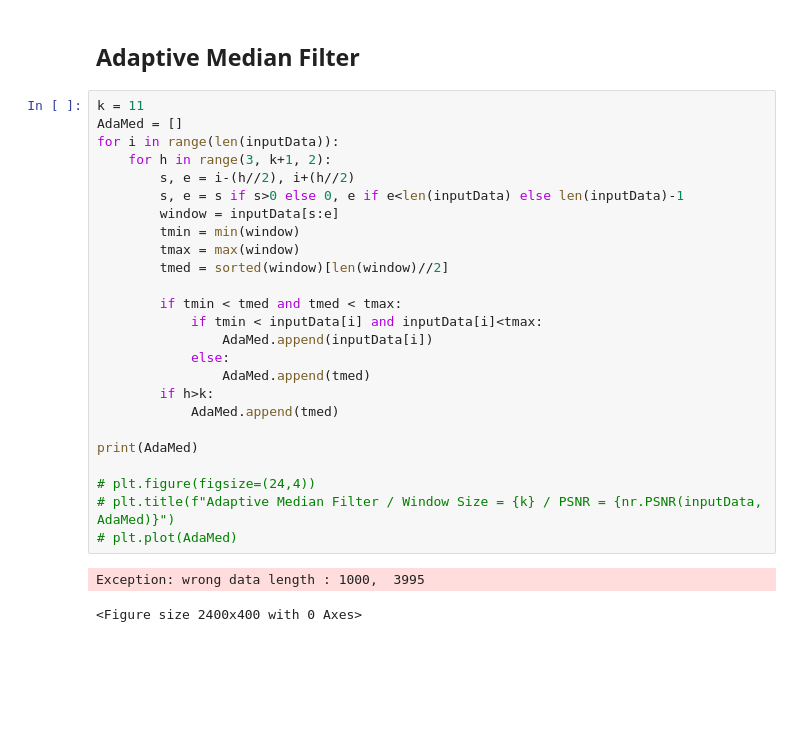
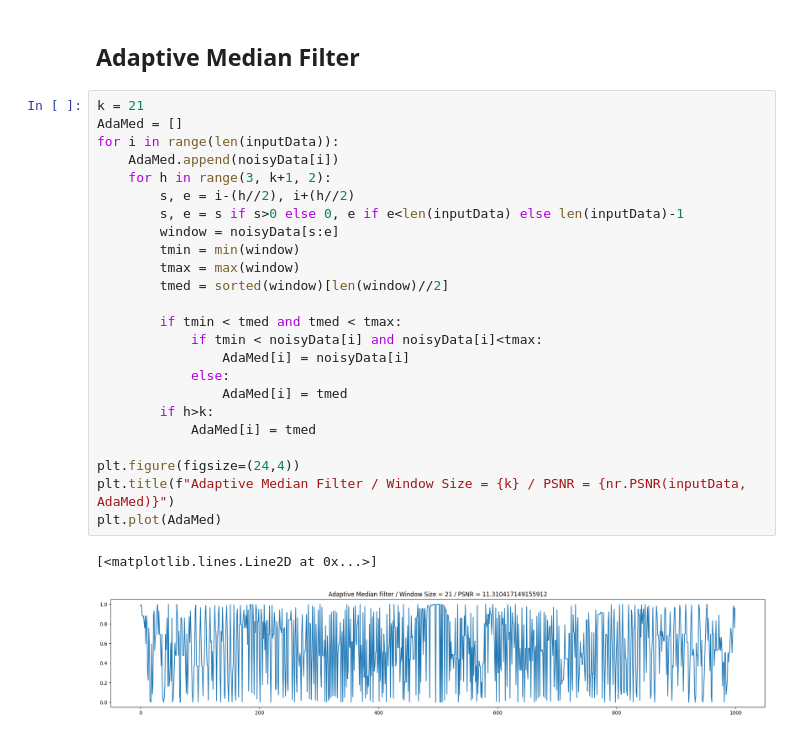
Before and after one commit to Epinephrine00/AdamedFilter, a Jupyter notebook: Filters.ipynb, the cells around one changed output. Drawn from its saved outputs; the diff is of its cells as text; blank space fills up the shorter version.

Commit message:
Adaptive Median

```diff
--- a/Filters.ipynb
+++ b/Filters.ipynb
@@ -68,30 +68,29 @@ plt.plot(Med)
 # %% [markdown]
 ## Adaptive Median Filter
 # %%
-k = 11
+k = 21
 AdaMed = []
 for i in range(len(inputData)):
+    AdaMed.append(noisyData[i])
     for h in range(3, k+1, 2):
         s, e = i-(h//2), i+(h//2)
         s, e = s if s>0 else 0, e if e<len(inputData) else len(inputData)-1
-        window = inputData[s:e]
+        window = noisyData[s:e]
         tmin = min(window)
         tmax = max(window)
         tmed = sorted(window)[len(window)//2]
 
         if tmin < tmed and tmed < tmax:
-            if tmin < inputData[i] and inputData[i]<tmax:
-                AdaMed.append(inputData[i])
+            if tmin < noisyData[i] and noisyData[i]<tmax:
+                AdaMed[i] = noisyData[i]
             else:
-                AdaMed.append(tmed)
+                AdaMed[i] = tmed
         if h>k:
-            AdaMed.append(tmed)
+            AdaMed[i] = tmed
 
-print(AdaMed)
-
-# plt.figure(figsize=(24,4))
-# plt.title(f"Adaptive Median Filter / Window Size = {k} / PSNR = {nr.PSNR(inputData, AdaMed)}")
-# plt.plot(AdaMed)
+plt.figure(figsize=(24,4))
+plt.title(f"Adaptive Median Filter / Window Size = {k} / PSNR = {nr.PSNR(inputData, AdaMed)}")
+plt.plot(AdaMed)
 # %% [output]
-Exception: wrong data length : 1000,  3995
+[<matplotlib.lines.Line2D at 0x...>]
-<Figure size 2400x400 with 0 Axes>
+[figure, added]
```
